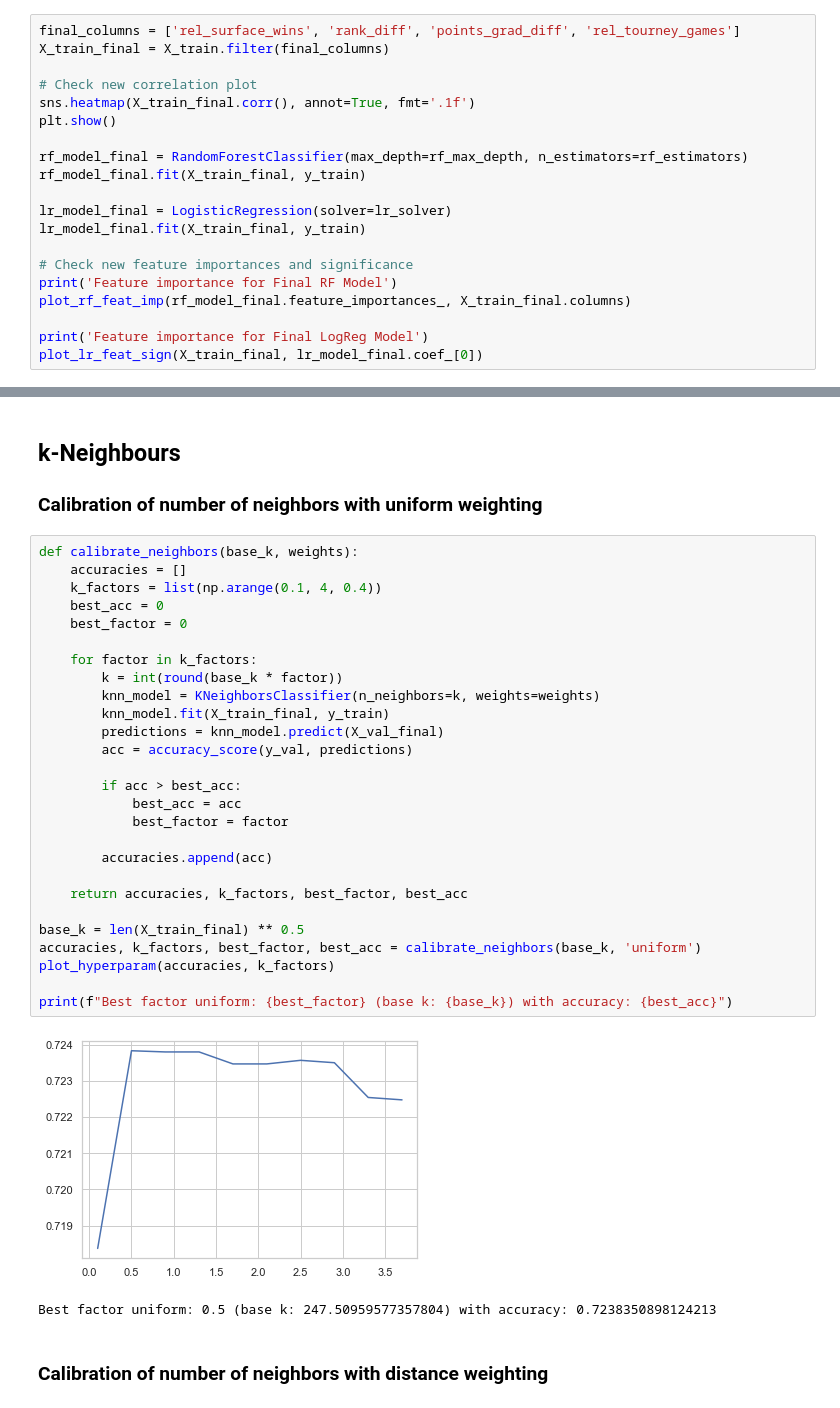
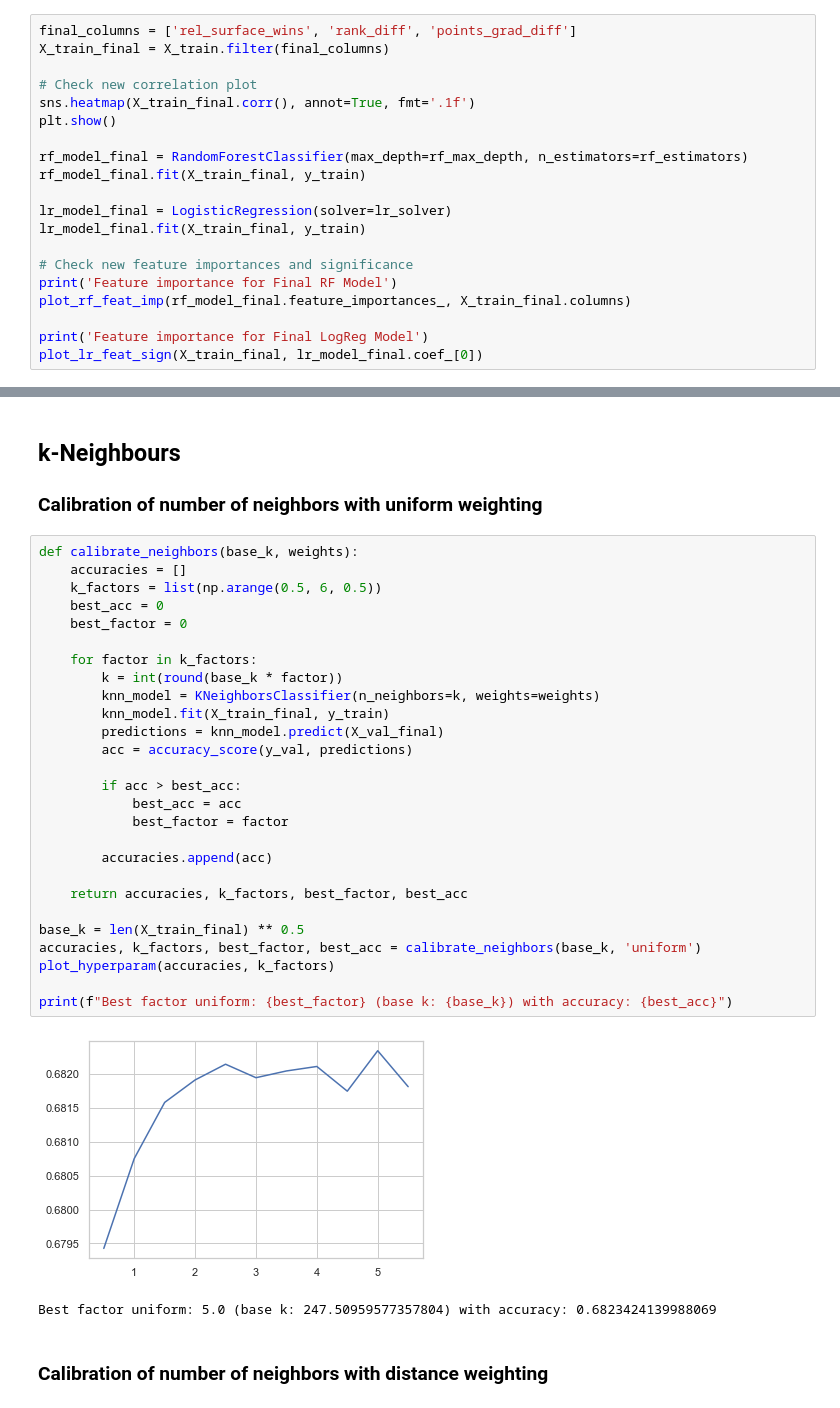
Before and after one commit to jost95/atp-tennis-predictions, a Jupyter notebook: eval_select_test.ipynb, the cells around one changed output, grey strips where cells are left out. Drawn from its saved outputs; the diff is of its cells as text.

```diff
--- a/eval_select_test.ipynb
+++ b/eval_select_test.ipynb
@@ -219,7 +219,7 @@ plot_lr_feat_sign(X_train, lr_model.coef_[0])
 
 Keep the most significant features but remove any the highly correlated features that are less significant: rel_total_wins, rel_climate_wins.
 # %%
-final_columns = ['rel_surface_wins', 'rank_diff', 'points_grad_diff', 'rel_tourney_games']
+final_columns = ['rel_surface_wins', 'rank_diff', 'points_grad_diff']
 X_train_final = X_train.filter(final_columns)
 
 # Check new correlation plot
@@ -373,33 +373,33 @@ Logistic Regression accuracy: 0.730 (+/- 0.016)
 # %%
 def calibrate_neighbors(base_k, weights):
     accuracies = []
-    k_factors = list(np.arange(0.1, 4, 0.4))
+    k_factors = list(np.arange(0.5, 6, 0.5))
     best_acc = 0
     best_factor = 0
 
     for factor in k_factors:
         k = int(round(base_k * factor))
         knn_model = KNeighborsClassifier(n_neighbors=k, weights=weights)
         knn_model.fit(X_train_final, y_train)
         predictions = knn_model.predict(X_val_final)
         acc = accuracy_score(y_val, predictions)
 
         if acc > best_acc:
             best_acc = acc
             best_factor = factor
 
         accuracies.append(acc)
 
     return accuracies, k_factors, best_factor, best_acc
 
 base_k = len(X_train_final) ** 0.5
 accuracies, k_factors, best_factor, best_acc = calibrate_neighbors(base_k, 'uniform')
 plot_hyperparam(accuracies, k_factors)
 
 print(f"Best factor uniform: {best_factor} (base k: {base_k}) with accuracy: {best_acc}")
 # %% [output]
-[figure, old version]
+[figure, new version]
-Best factor uniform: 0.5 (base k: 247.50959577357804) with accuracy: 0.7238350898124213
+Best factor uniform: 5.0 (base k: 247.50959577357804) with accuracy: 0.6823424139988069
 # %% [markdown]
 ### Calibration of number of neighbors with distance weighting
 # %%
```
Also changed, not shown: parts of 29 cells of this notebook, 1 other file.
